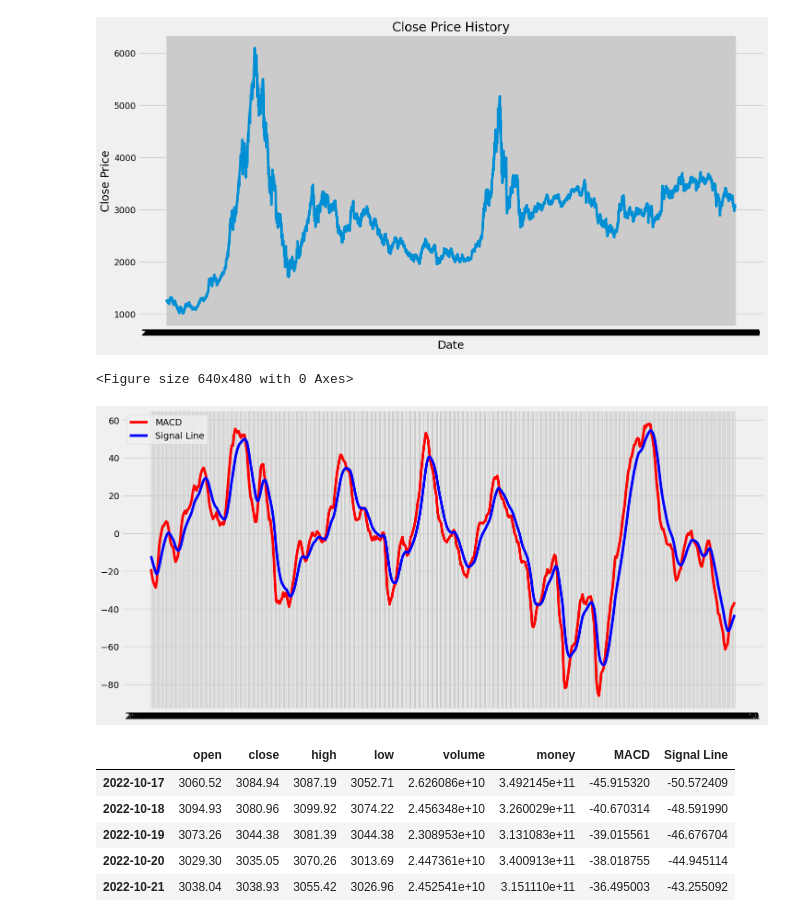
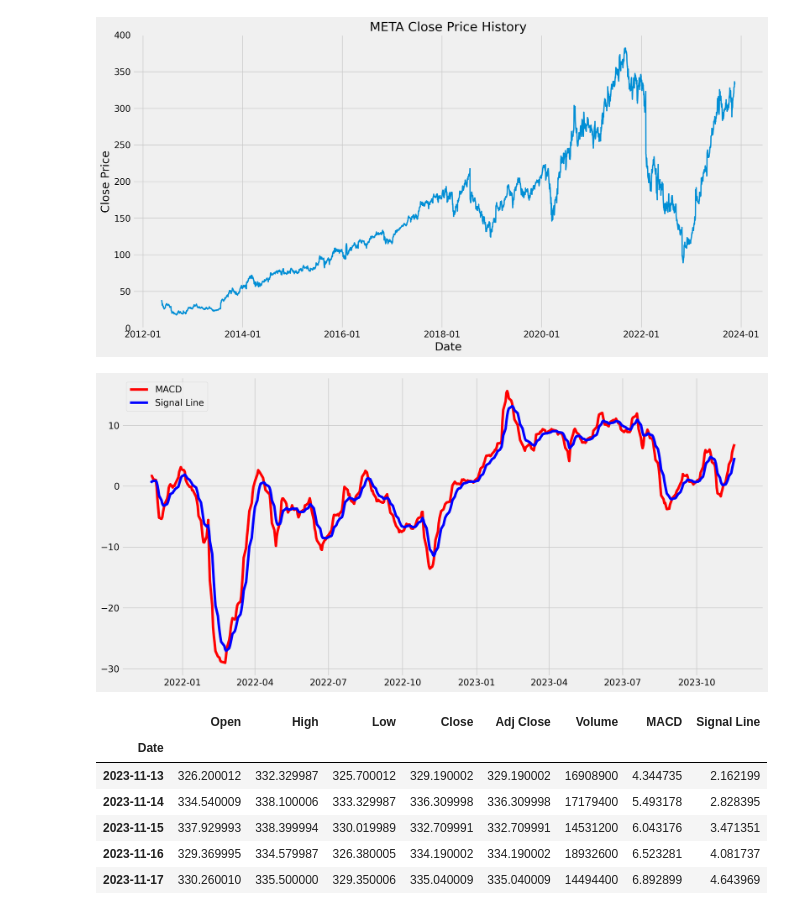
Before and after one commit to StevenChen16/QuantiveTrading, a Jupyter notebook: MACD.ipynb, the cells around one changed output. Drawn from its saved outputs; the diff is of its cells as text; code cells hidden in the pictures.

```diff
--- a/MACD.ipynb
+++ b/MACD.ipynb
@@ -29,0 +11,6 @@ print(df)
+# %%
+security = 'META'
+his_period = 60  # 历史时间
+timeStruct = datetime.datetime.now().strftime("%Y-%m-%d")
+df = yf.download(security)
+df.tail(10)
@@ -30,40 +31,54 @@ print(df)
 # %%
-plt.figure(figsize=(16,8))
-plt.title('Close Price History')
-plt.plot(df['close'], label='Close')
+plt.figure(figsize=(16,8), dpi=200)
+plt.title('{} Close Price History'.format(security))
+plt.plot(df['Close'], linewidth=2)
 plt.xlabel('Date', fontsize=18)
 plt.ylabel('Close Price', fontsize=18)
+# 使用AutoDateLocator自动确定日期的显示间隔
+date_locator = mdates.AutoDateLocator()
+plt.gca().xaxis.set_major_locator(date_locator)
+# 设置日期的显示格式为"%Y-%m"，即年份-月份
+plt.gca().xaxis.set_major_formatter(mdates.DateFormatter('%Y-%m'))
+# 设置日期的显示格式为"%Y-%m"，即年份-月份
+plt.gca().xaxis.set_major_formatter(mdates.DateFormatter('%Y-%m'))
+#show
+# plt.savefig('{}_PriceHistory.png'.format(security))
 plt.show()
-plt.savefig('close_price.png')
 # %% [output]
-[figure, old version]
+[figure, new version]
-<Figure size 640x480 with 0 Axes>
 # %%
-ShortEMA = df.close.ewm(span=12, adjust=False).mean()
-LongEMA = df.close.ewm(span=26, adjust=False).mean()
+ShortEMA = df.Close.ewm(span=12, adjust=False).mean()
+LongEMA = df.Close.ewm(span=26, adjust=False).mean()
 MACD = ShortEMA - LongEMA
 signal = MACD.ewm(span=9, adjust=False).mean()
 # %%
 period = 500  # 可视化范围
-plt.figure(figsize=(16,8))
+plt.figure(figsize=(16,8), dpi=200)
 plt.plot(df.index[-period:], MACD[-period:], label="MACD", color='red')
 plt.plot(df.index[-period:], signal[-period:], label='Signal Line', color='blue')
 plt.legend(loc='upper left')
+# 使用AutoDateLocator自动确定日期的显示间隔
+date_locator = mdates.AutoDateLocator()
+plt.gca().xaxis.set_major_locator(date_locator)
+# 设置日期的显示格式为"%Y-%m"，即年份-月份
+plt.gca().xaxis.set_major_formatter(mdates.DateFormatter('%Y-%m'))
+#show
+# plt.savefig("{}_Signal_Line.jpg".format(security))
 plt.show()
-plt.savefig("Signal_Line.jpg")
 # %% [output]
-[figure, old version]
+[figure, new version]
 # %%
 df['MACD'] = MACD
 df['Signal Line'] = signal
 df.tail()
 # %% [output]
-|  | open | close | high | low | volume | money | MACD | Signal Line |
-| 2022-10-17 | 3060.52 | 3084.94 | 3087.19 | 3052.71 | 2.626086e+10 | 3.492145e+11 | -45.915320 | -50.572409 |
-| 2022-10-18 | 3094.93 | 3080.96 | 3099.92 | 3074.22 | 2.456348e+10 | 3.260029e+11 | -40.670314 | -48.591990 |
-| 2022-10-19 | 3073.26 | 3044.38 | 3081.39 | 3044.38 | 2.308953e+10 | 3.131083e+11 | -39.015561 | -46.676704 |
-| 2022-10-20 | 3029.30 | 3035.05 | 3070.26 | 3013.69 | 2.447361e+10 | 3.400913e+11 | -38.018755 | -44.945114 |
-| 2022-10-21 | 3038.04 | 3038.93 | 3055.42 | 3026.96 | 2.452541e+10 | 3.151110e+11 | -36.495003 | -43.255092 |
+|  | Open | High | Low | Close | Adj Close | Volume | MACD | Signal Line |
+| Date |  |  |  |  |  |  |  |  |
+| 2023-11-13 | 326.200012 | 332.329987 | 325.700012 | 329.190002 | 329.190002 | 16908900 | 4.344735 | 2.162199 |
+| 2023-11-14 | 334.540009 | 338.100006 | 333.329987 | 336.309998 | 336.309998 | 17179400 | 5.493178 | 2.828395 |
+| 2023-11-15 | 337.929993 | 338.399994 | 330.019989 | 332.709991 | 332.709991 | 14531200 | 6.043176 | 3.471351 |
+| 2023-11-16 | 329.369995 | 334.579987 | 326.380005 | 334.190002 | 334.190002 | 18932600 | 6.523281 | 4.081737 |
+| 2023-11-17 | 330.260010 | 335.500000 | 329.350006 | 335.040009 | 335.040009 | 14494400 | 6.892899 | 4.643969 |
 # %%
 def buy_sell(signal):
     Buy = []
```
Also changed, not shown: parts of 19 cells of this notebook, 8 other files.
